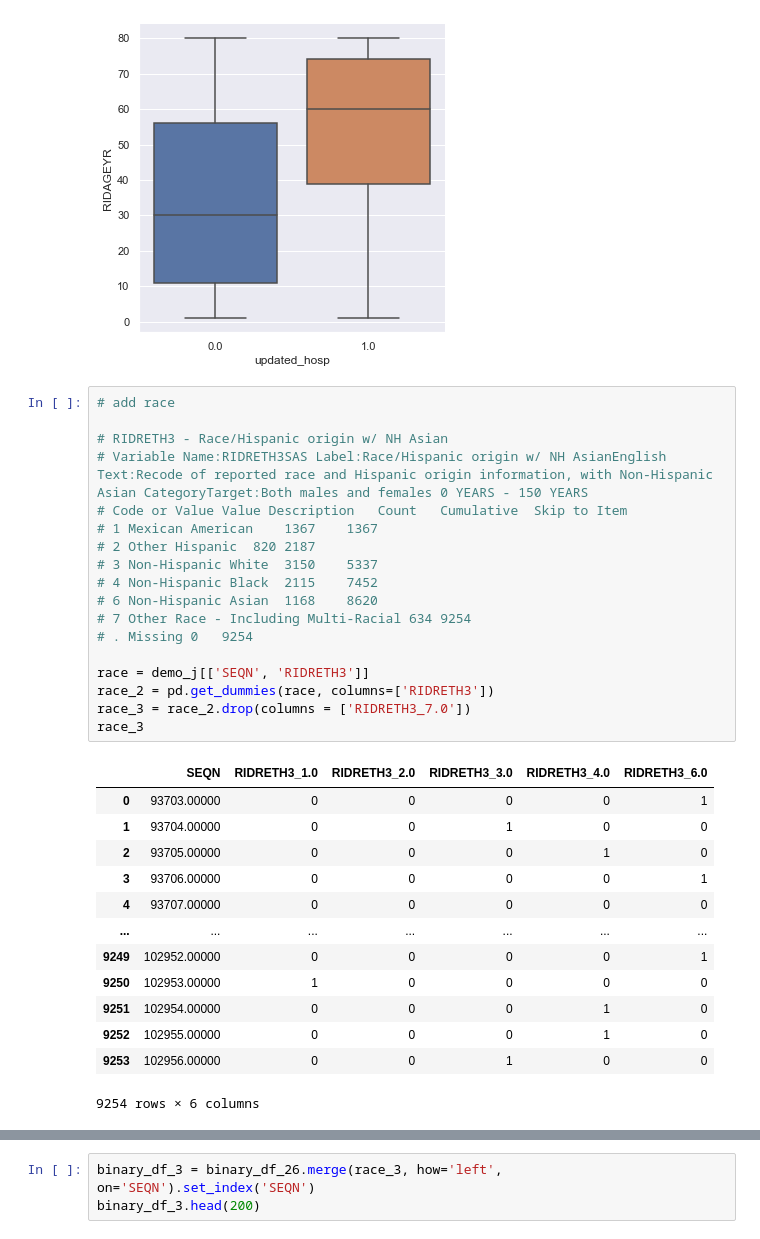
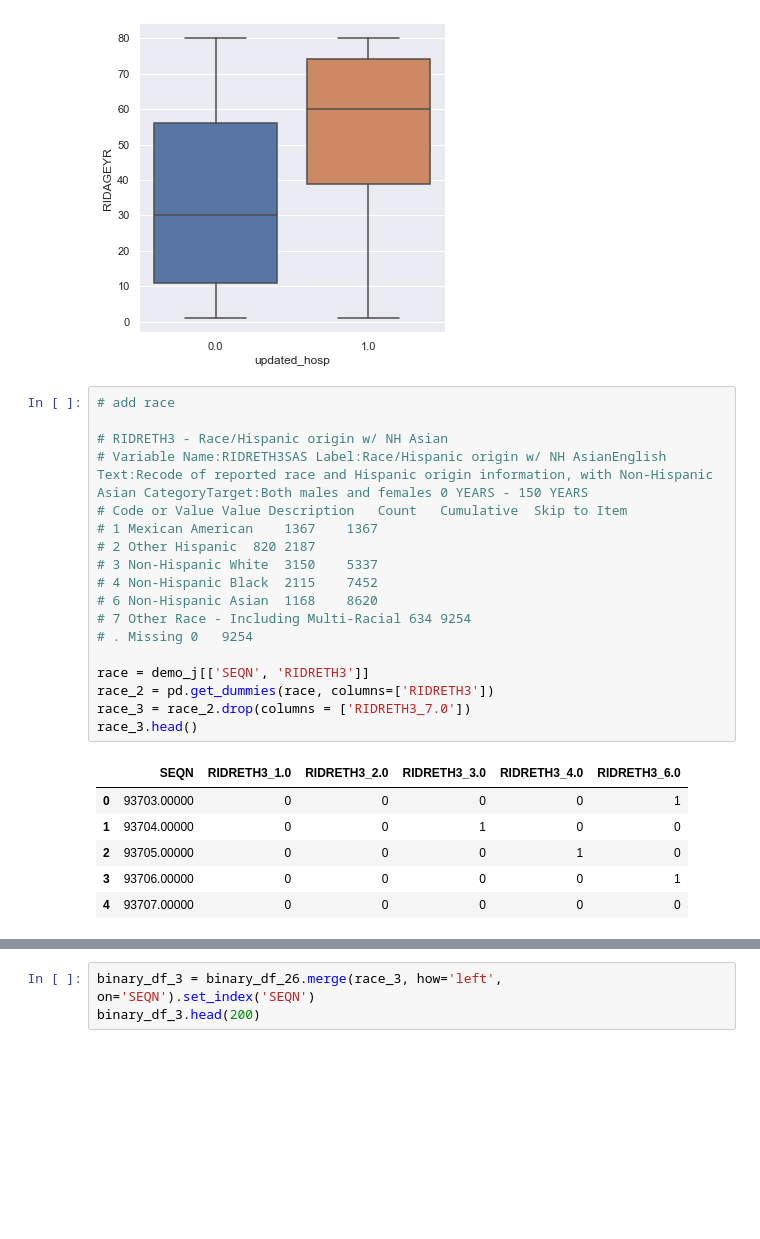
Before and after one commit to lilisbeit/Preventing-Hospitalizations, a Jupyter notebook: data-cleaning-and-feature-engineering.ipynb, the cells around one changed output, grey strips where cells are left out. Saved outputs shown, nothing was run; the diff lists cells and outputs as text; blank space fills up the shorter version.

```diff
--- a/data-cleaning-and-feature-engineering.ipynb
+++ b/data-cleaning-and-feature-engineering.ipynb
@@ -1740,32 +1740,25 @@ sns.catplot(x="updated_hosp", y="RIDAGEYR", data=binary_df_26, kind='box')
 # %%
 # add race
 
 # RIDRETH3 - Race/Hispanic origin w/ NH Asian
 # Variable Name:RIDRETH3SAS Label:Race/Hispanic origin w/ NH AsianEnglish Text:Recode of reported race and Hispanic origin information, with Non-Hispanic Asian CategoryTarget:Both males and females 0 YEARS - 150 YEARS
 # Code or Value	Value Description	Count	Cumulative	Skip to Item
 # 1	Mexican American	1367	1367
 # 2	Other Hispanic	820	2187
 # 3	Non-Hispanic White	3150	5337
 # 4	Non-Hispanic Black	2115	7452
 # 6	Non-Hispanic Asian	1168	8620
 # 7	Other Race - Including Multi-Racial	634	9254
 # .	Missing	0	9254
 
 race = demo_j[['SEQN', 'RIDRETH3']]
 race_2 = pd.get_dummies(race, columns=['RIDRETH3'])
 race_3 = race_2.drop(columns = ['RIDRETH3_7.0'])
-race_3
+race_3.head()
 # %% [output]
 |  | SEQN | RIDRETH3_1.0 | RIDRETH3_2.0 | RIDRETH3_3.0 | RIDRETH3_4.0 | RIDRETH3_6.0 |
 | 0 | 93703.00000 | 0 | 0 | 0 | 0 | 1 |
 | 1 | 93704.00000 | 0 | 0 | 1 | 0 | 0 |
 | 2 | 93705.00000 | 0 | 0 | 0 | 1 | 0 |
 | 3 | 93706.00000 | 0 | 0 | 0 | 0 | 1 |
 | 4 | 93707.00000 | 0 | 0 | 0 | 0 | 0 |
-| ... | ... | ... | ... | ... | ... | ... |
-| 9249 | 102952.00000 | 0 | 0 | 0 | 0 | 1 |
-| 9250 | 102953.00000 | 1 | 0 | 0 | 0 | 0 |
-| 9251 | 102954.00000 | 0 | 0 | 0 | 1 | 0 |
-| 9252 | 102955.00000 | 0 | 0 | 0 | 1 | 0 |
-| 9253 | 102956.00000 | 0 | 0 | 1 | 0 | 0 |
-9254 rows × 6 columns
```
Also changed, not shown: parts of 2 cells of this notebook, 3 other files.
